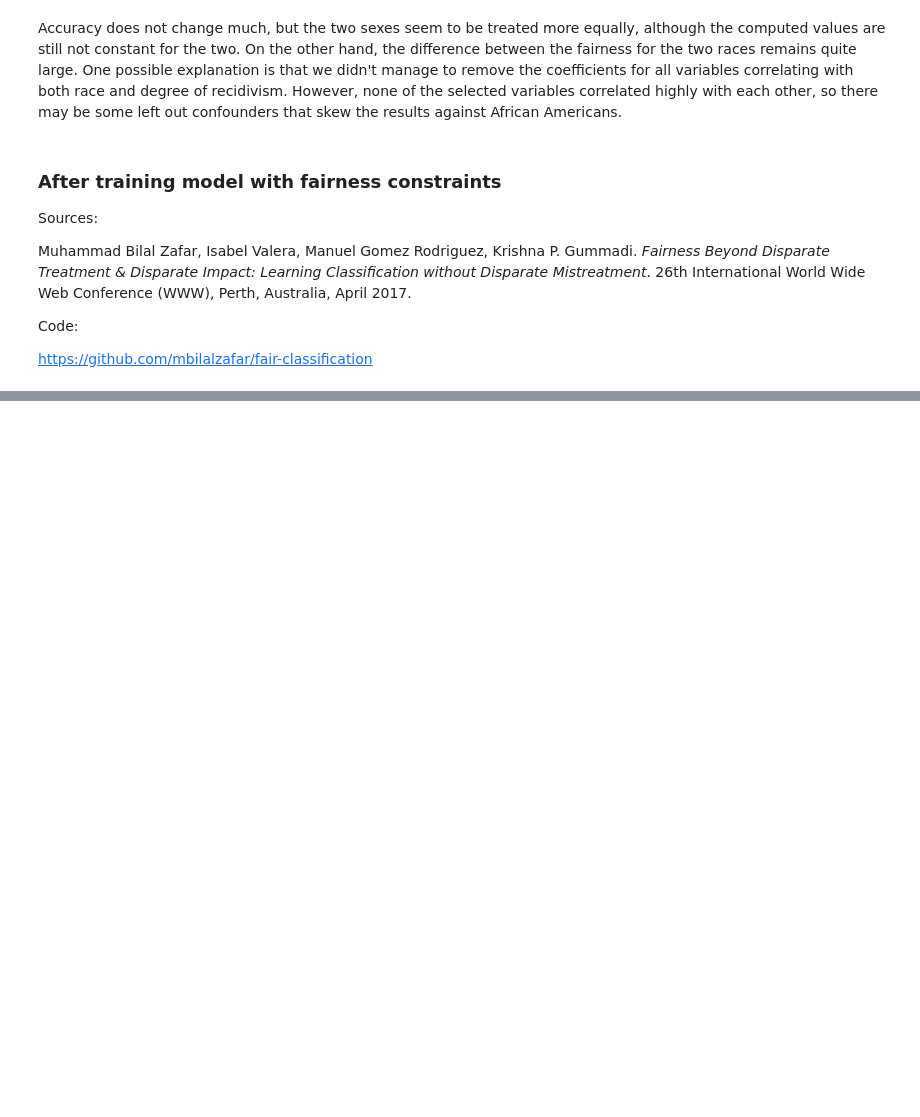
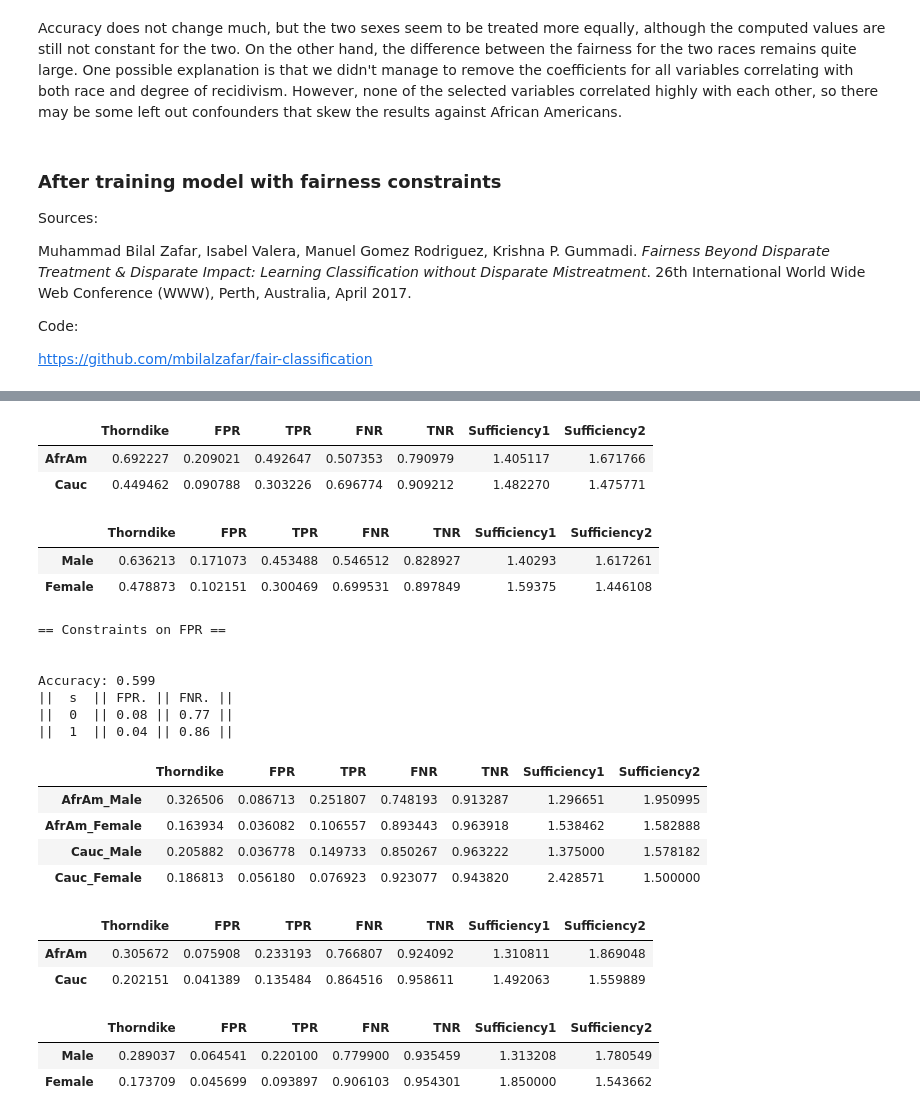
Before and after one commit to llmlks/fairness-recidivism, a Jupyter notebook: Project3.ipynb, the cells around one changed output, grey strips where cells are left out. Drawn from its saved outputs; the diff is of its cells as text; code cells hidden in the pictures; blank space fills up the shorter version.

```diff
--- a/Project3.ipynb
+++ b/Project3.ipynb
@@ -362,0 +445,52 @@ from fair_classification import funcs_disp_mist as fdm
+# %%
+race
+# %% [output]
+|  | Thorndike | FPR | TPR | FNR | TNR | Sufficiency1 | Sufficiency2 |
+| AfrAm | 0.692227 | 0.209021 | 0.492647 | 0.507353 | 0.790979 | 1.405117 | 1.671766 |
+| Cauc | 0.449462 | 0.090788 | 0.303226 | 0.696774 | 0.909212 | 1.482270 | 1.475771 |
+# %%
+sex
+# %% [output]
+|  | Thorndike | FPR | TPR | FNR | TNR | Sufficiency1 | Sufficiency2 |
+| Male | 0.636213 | 0.171073 | 0.453488 | 0.546512 | 0.828927 | 1.40293 | 1.617261 |
+| Female | 0.478873 | 0.102151 | 0.300469 | 0.699531 | 0.897849 | 1.59375 | 1.446108 |
+# %%
+print("\n\n== Constraints on FPR ==") # setting parameter for constraints
+cons_type = 1 # FPR constraint -- just change the cons_type, the rest of parameters should stay the same
+tau = 1.0
+mu = 1.2
+sensitive_attrs_to_cov_thresh = {"race_Caucasian": {0:{0:0, 1:0}, 1:{0:0, 1:0}, 2:{0:0, 1:0}}}
+cons_params = {"cons_type": cons_type,
+                "tau": tau,
+                "mu": mu,
+                "sensitive_attrs_to_cov_thresh": sensitive_attrs_to_cov_thresh}
+
+w_cons, te_labels = train_test_classifier()
+both, race, sex = get_all(te_labels)
+
+both
+# %% [output]
+== Constraints on FPR ==
+
+
+Accuracy: 0.599
+||  s  || FPR. || FNR. ||
+||  0  || 0.08 || 0.77 ||
+||  1  || 0.04 || 0.86 ||
+|  | Thorndike | FPR | TPR | FNR | TNR | Sufficiency1 | Sufficiency2 |
+| AfrAm_Male | 0.326506 | 0.086713 | 0.251807 | 0.748193 | 0.913287 | 1.296651 | 1.950995 |
+| AfrAm_Female | 0.163934 | 0.036082 | 0.106557 | 0.893443 | 0.963918 | 1.538462 | 1.582888 |
+| Cauc_Male | 0.205882 | 0.036778 | 0.149733 | 0.850267 | 0.963222 | 1.375000 | 1.578182 |
+| Cauc_Female | 0.186813 | 0.056180 | 0.076923 | 0.923077 | 0.943820 | 2.428571 | 1.500000 |
+# %%
+race
+# %% [output]
+|  | Thorndike | FPR | TPR | FNR | TNR | Sufficiency1 | Sufficiency2 |
+| AfrAm | 0.305672 | 0.075908 | 0.233193 | 0.766807 | 0.924092 | 1.310811 | 1.869048 |
+| Cauc | 0.202151 | 0.041389 | 0.135484 | 0.864516 | 0.958611 | 1.492063 | 1.559889 |
+# %%
+sex
+# %% [output]
+|  | Thorndike | FPR | TPR | FNR | TNR | Sufficiency1 | Sufficiency2 |
+| Male | 0.289037 | 0.064541 | 0.220100 | 0.779900 | 0.935459 | 1.313208 | 1.780549 |
+| Female | 0.173709 | 0.045699 | 0.093897 | 0.906103 | 0.954301 | 1.850000 | 1.543662 |
```
Also changed, not shown: parts of 19 cells of this notebook, 1 other file.
